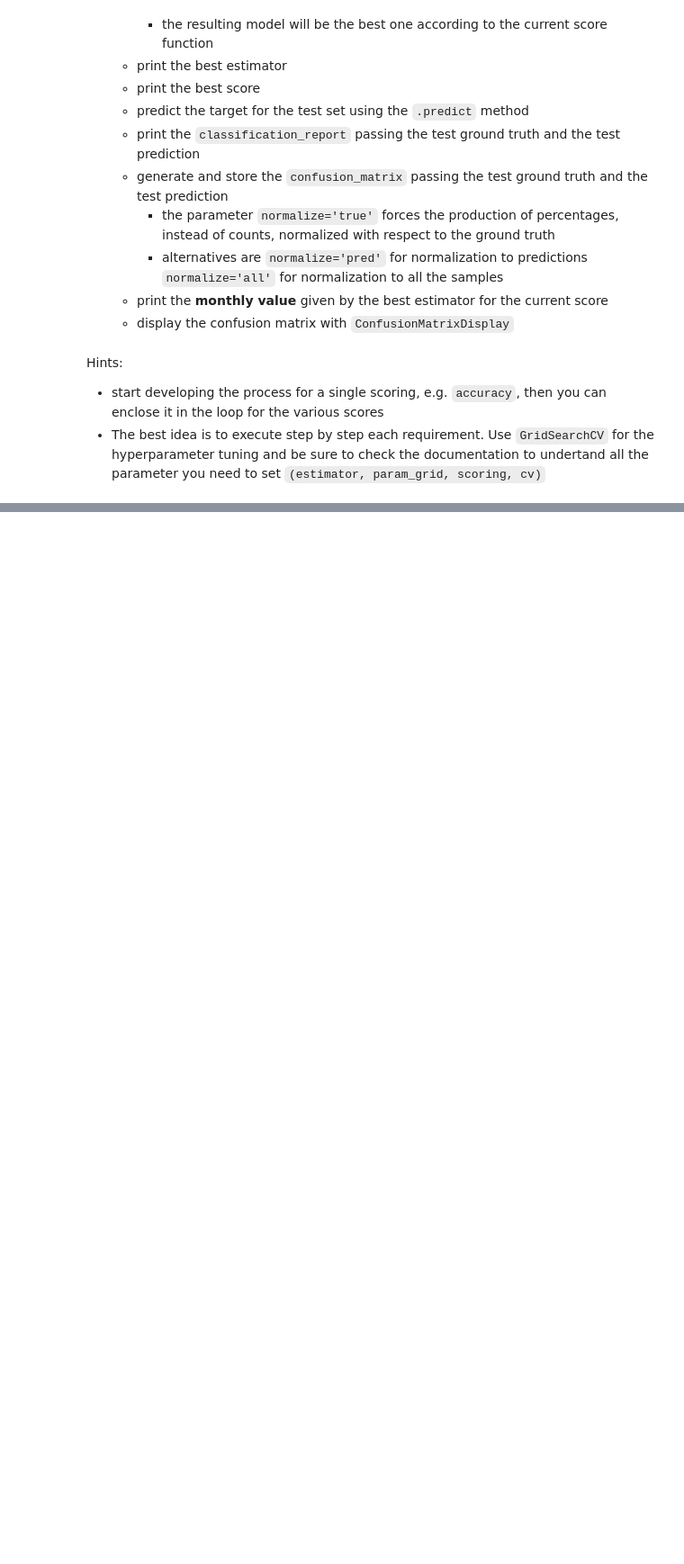
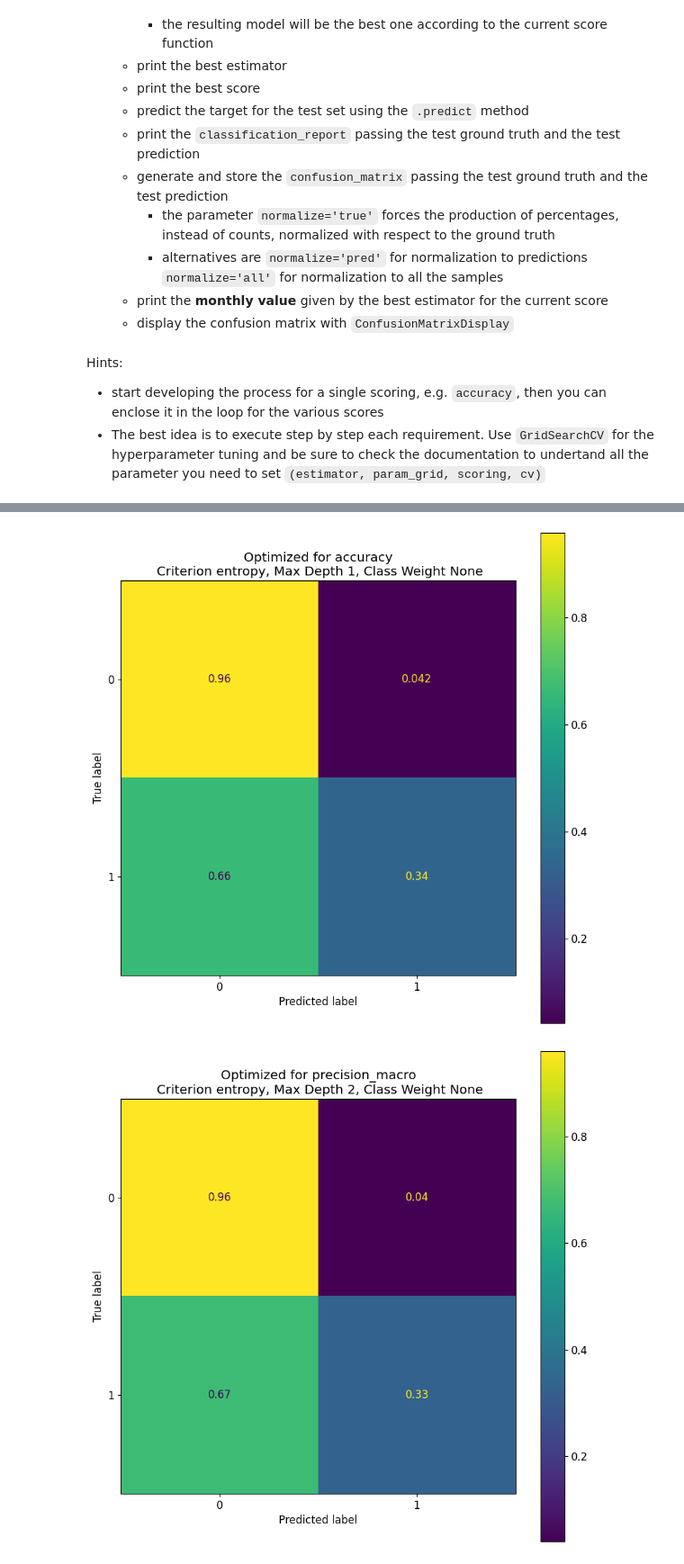
Before and after one commit to jcbraz/bbs-ml, a Jupyter notebook: lab3b/lab3b-class-dt-grid-search-cv_nocode.ipynb, the cells around one changed output, grey strips where cells are left out. Shown at 90% size. Cells and saved outputs as stored; diff of their text form; code cells hidden in the pictures; blank space fills up the shorter version.

```diff
--- a/lab3b/lab3b-class-dt-grid-search-cv_nocode.ipynb
+++ b/lab3b/lab3b-class-dt-grid-search-cv_nocode.ipynb
@@ -167,4 +197,6 @@ Each sample has 23 features
 # %% [markdown]
 - Initialize an estimator with the required model generator `tree.DecisionTreeClassifier(random_state = random_state)`
+# %%
+tree_model = DecisionTreeClassifier(random_state=random_state)
 # %% [markdown]
 - Fit the estimator on the train data and target
@@ -173,0 +203,3 @@ The accuracy on training set is 100.0%
+# %%
+tree_model.fit(X_train, y_train)
+display(f"Accuracy on the training set {tree_model.score(X_train, y_train):.2%}")
@@ -273,0 +292,28 @@ Monthly value 3433.44358487329 for score 'f1_macro'
+# %%
+confusion_matrixes_details = []
+# %%
+for score in scores:
+    gsm = GridSearchCV(
+        estimator=tree_model, cv=skf, param_grid=tuned_param_dt, scoring=score
+    )
+
+    gsm.fit(X_train, y_train)
+
+    print(gsm.best_params_)
+    print(gsm.best_score_)
+
+    single_prediction_result = gsm.predict(X_test)
+
+    print(f"Best score {gsm.best_score_*100:.3f}% for {score}")
+    report = classification_report(y_test, single_prediction_result)
+    print(report)
+    conf_matrix = confusion_matrix(y_test, single_prediction_result, normalize="true")
+    confusion_matrixes_details.append(
+        {
+            "matrix": conf_matrix,
+            "score": score,
+            "criterion": gsm.best_params_["criterion"],
+            "max_depth": gsm.best_params_["max_depth"],
+            "class_weight": gsm.best_params_["class_weight"],
+        }
+    )
@@ -273,0 +338,10 @@ Monthly value 3433.44358487329 for score 'f1_macro'
+# %%
+for matrix_details in confusion_matrixes_details:
+    ConfusionMatrixDisplay(matrix_details["matrix"], display_labels=["0", "1"]).plot()
+    plt.title(
+        f"Optimized for {matrix_details['score']}\n Criterion {matrix_details['criterion']}, Max Depth {matrix_details['max_depth']}, Class Weight {matrix_details['class_weight']}"
+    )
+    plt.show()
+# %% [output]
+[figure, added]
+[figure, added]
```
Also changed, not shown: parts of 24 cells of this notebook.
